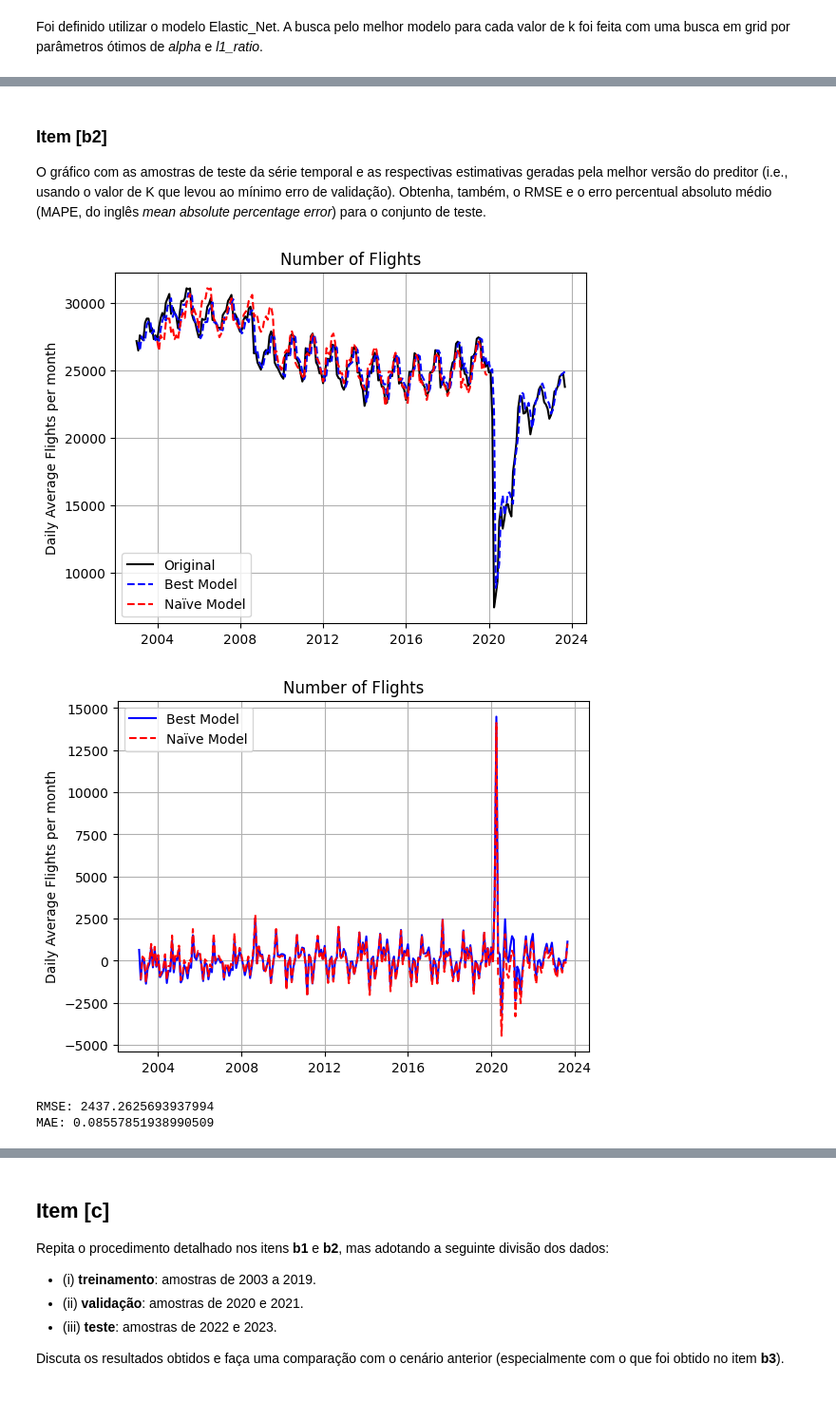
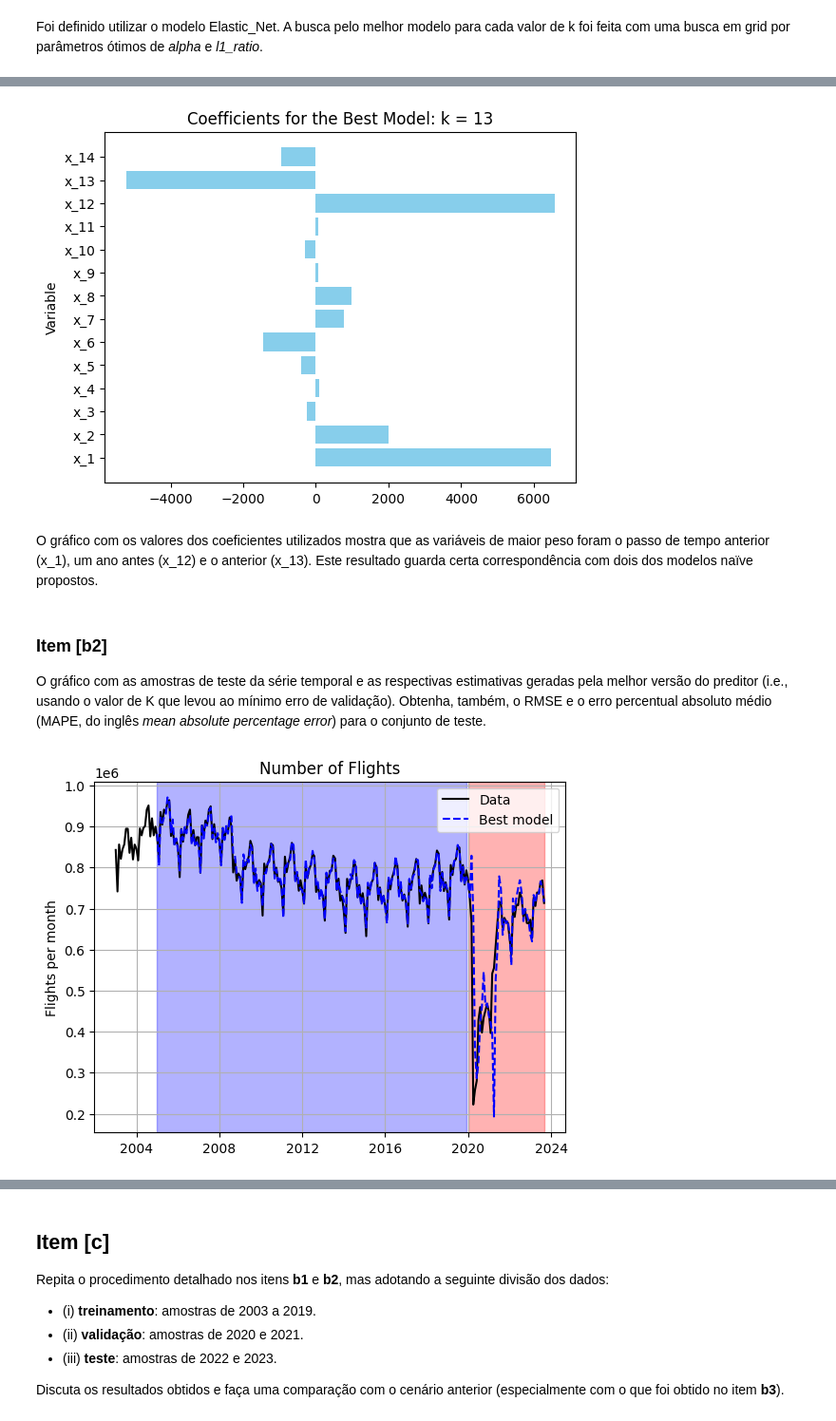
Before and after one commit to TiagoCAAmorim/machine_learning, a Jupyter notebook: Lista01/Lista01.ipynb, the cells around one changed output, grey strips where cells are left out. Shown at 95% size. Cells and saved outputs as stored; diff of their text form; code cells hidden in the pictures.

```diff
--- a/Lista01/Lista01.ipynb
+++ b/Lista01/Lista01.ipynb
@@ -520,3 +428,21 @@ Best Model
+# %%
+i_best = scores_linear.index(min(scores_linear))
+k_best = i_best + 1
+
+best_columns = [f'x_{k+1}' for k in range(14)]
+y = df_train_val['y']
+X = scaler.transform(df_train_val[all_x_columns])[best_columns]
+best_model = LinearRegression()
+best_model.fit(X, y)
+
+plt.barh(best_columns, best_model.coef_, color='skyblue')
+plt.ylabel('Variable')
+plt.title(f'Coefficients for the Best Model: k = {k_best}')
+plt.show()
+# %% [output]
+[figure, added]
+# %% [markdown]
+O gráfico com os valores dos coeficientes utilizados mostra que as variáveis de maior peso foram o passo de tempo anterior (x_1), um ano antes (x_12) e o anterior (x_13). Este resultado guarda certa correspondência com dois dos modelos naïve propostos.
 # %% [markdown]
 ### Item [b2]
 
@@ -539,40 +451,19 @@ y_predict = get_predict(
-# %%
-plt.plot(df['y'], color='black', linestyle='-', label='Original')
-plt.plot(df.index[k_best:], y_predict, color='blue', linestyle='--', label='Best Model')
-plt.plot(y_naive, color='red', linestyle='--', label='Naïve Model')
-
-scaler.inverse_transform(df[f'x_{k+1}'].values.reshape(-1, 1))
-
-plt.ylabel('Daily Average Flights per month')
-plt.title('Number of Flights')
-plt.legend()
-plt.grid(True)
-plt.show()
-
-plt.plot(df.index[k_best:], y_predict-df['y'][k_best:], color='blue', linestyle='-', label='Best Model')
-plt.plot(df['y'][k_best:].shift(1)-df['y'][k_best:], color='red', linestyle='--', label='Naïve Model')
-
-scaler.inverse_transform(df[f'x_{k+1}'].values.reshape(-1, 1))
-
-plt.ylabel('Daily Average Flights per month')
-plt.title('Number of Flights')
-plt.legend()
-plt.grid(True)
-plt.show()
-# %% [output]
-[figure, removed]
-[figure, removed]
-# %%
-y_test_predict = get_predict(
-    model=best_model,
-    k_variables=k_best,
-    df=df_test)
-
-rmse = root_mean_squared_error(df_test['y'], y_test_predict)
-mae = mean_absolute_percentage_error(df_test['y'], y_test_predict)
-
-print(f'RMSE: {rmse}')
-print(f'MAE: {mae}')
-# %% [output]
-RMSE: 2437.2625693937994
-MAE: 0.08557851938990509
+# %%
+y = df_original['Flt']
+X = scaler.transform(df[all_x_columns])[best_columns]
+y_predict = best_model.predict(X) * df['Days_in_month']
+
+plt.plot(y, color='black', label='Data')
+plt.plot(X.index , y_predict,
+         color='blue', linestyle='--', label='Best model')
+
+plt.axvspan(df_train_val.index[0], df_train_val.index[-1], color='blue', alpha=0.3)
+plt.axvspan(df_test.index[0], df_test.index[-1], color='red', alpha=0.3)
+
+plt.ylabel('Flights per month')
+plt.title('Number of Flights')
+plt.grid(True)
+plt.legend(loc='upper right')
+plt.show()
+# %% [output]
+[figure, added]
```
Also changed, not shown: parts of 22 cells of this notebook.
